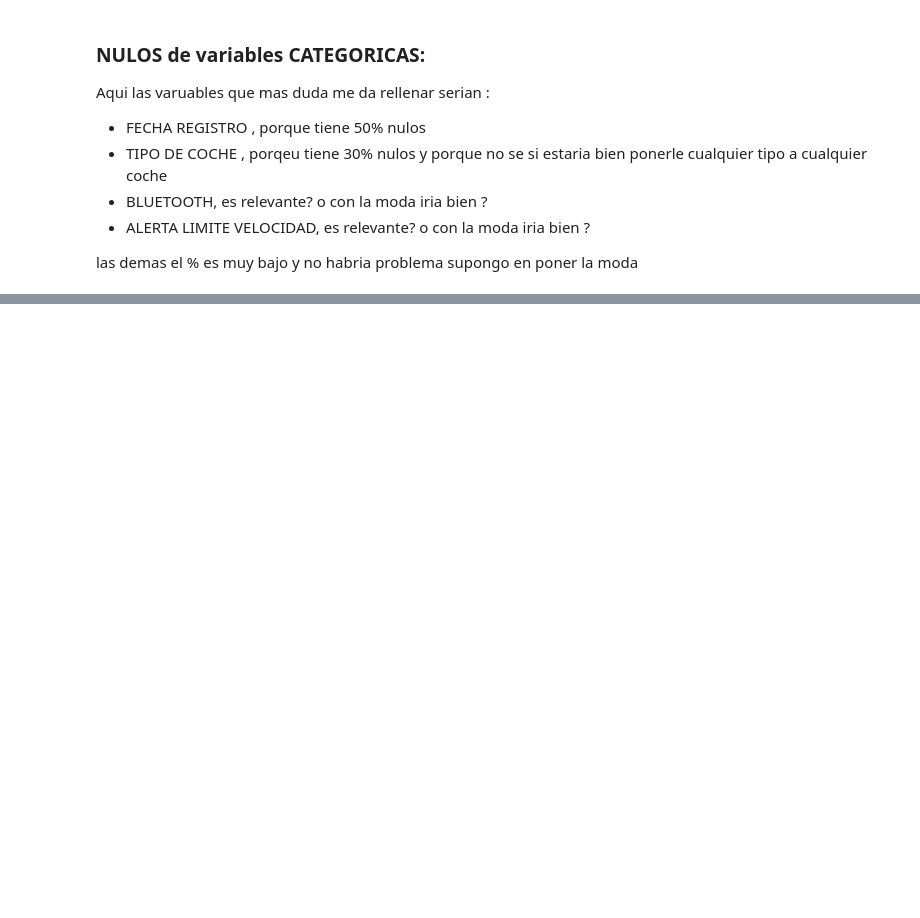
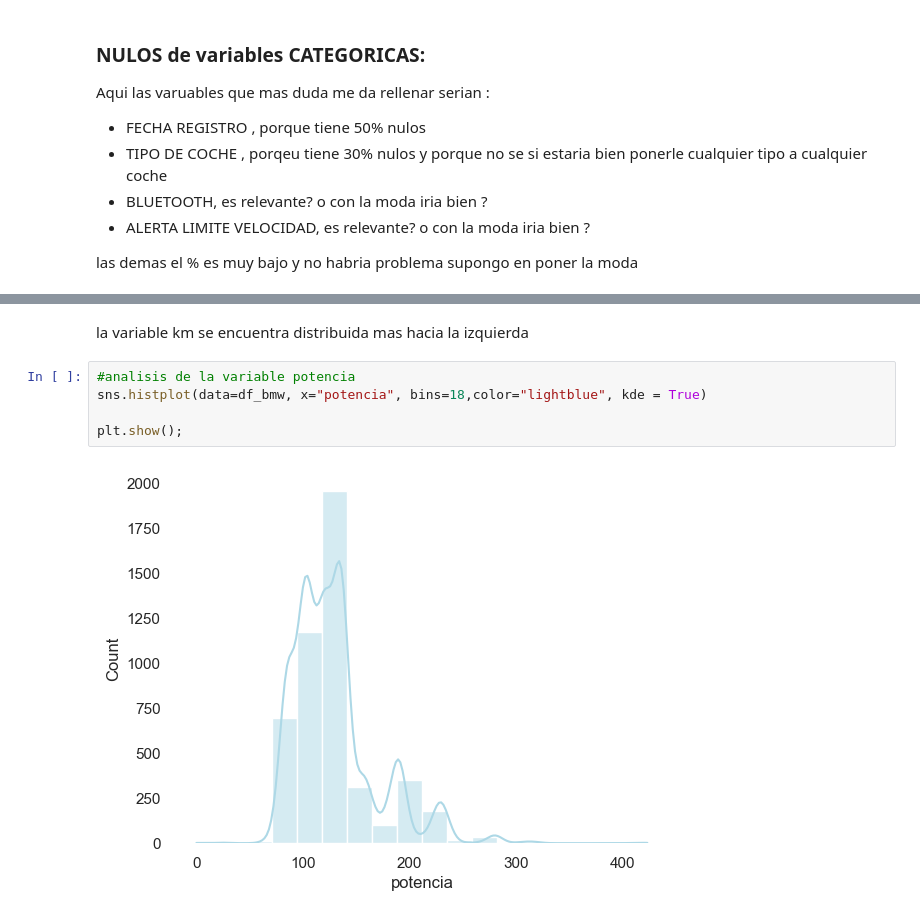
Before and after one commit to toiaa/entregable-bmw, a Jupyter notebook: Entregable_01.ipynb, the cells around one changed output, grey strips where cells are left out. Cells and saved outputs as stored; diff of their text form; blank space fills up the shorter version.

```diff
--- a/Entregable_01.ipynb
+++ b/Entregable_01.ipynb
@@ -449,0 +500,9 @@ Index(['modelo', 'fecha_registro', 'tipo_gasolina', 'color', 'tipo_coche',
+# %% [markdown]
+la variable km se encuentra distribuida mas hacia la izquierda
+# %%
+#analisis de la variable potencia
+sns.histplot(data=df_bmw, x="potencia", bins=18,color="lightblue", kde = True)
+
+plt.show();
+# %% [output]
+[figure, added]
```
Also changed, not shown: parts of 17 cells of this notebook.
